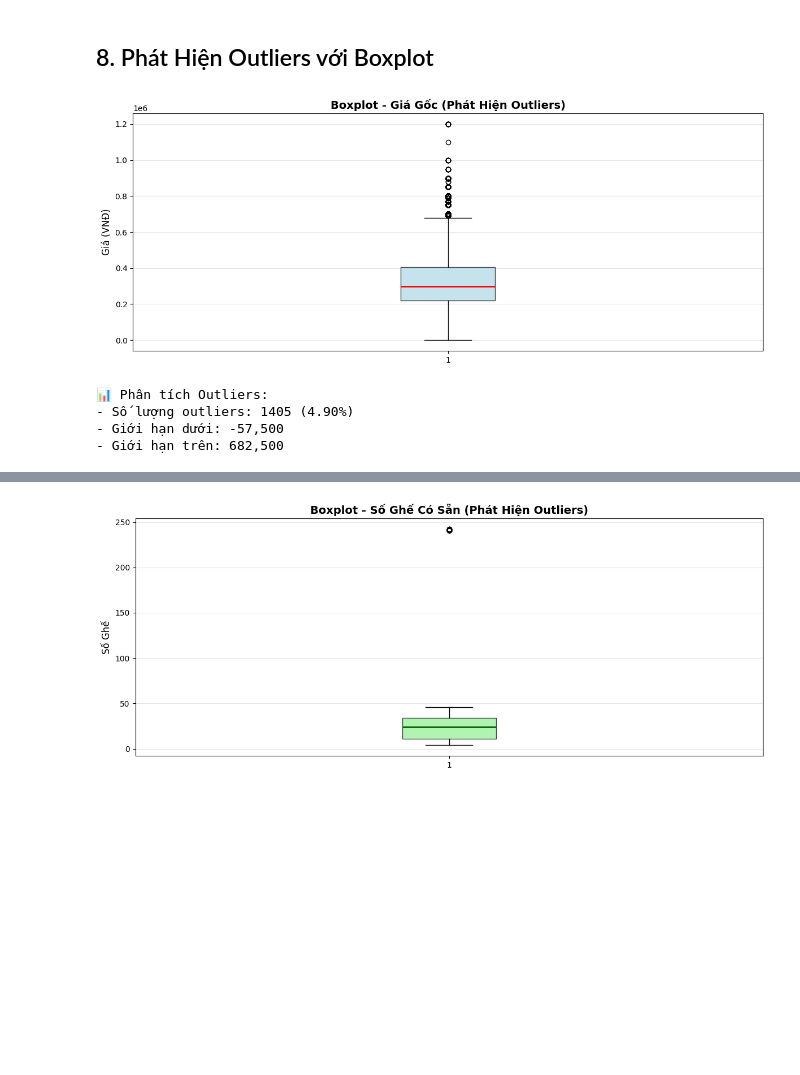
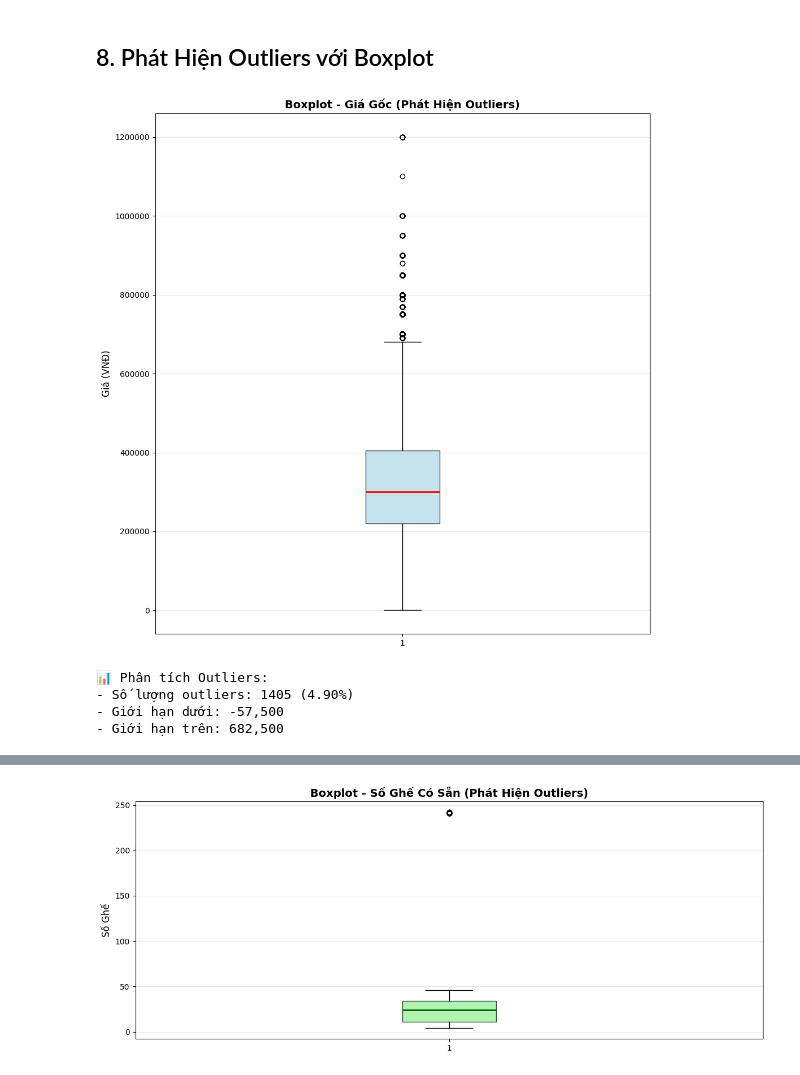
Before and after one commit to Le-AnV/ds-vexere-analysis, a Jupyter notebook: notebooks/EDA.ipynb, the cells around one changed output, grey strips where cells are left out. Drawn from its saved outputs; the diff is of its cells as text; code cells hidden in the pictures; blank space fills up the shorter version.

Commit message:
update new chart

```diff
--- a/notebooks/EDA.ipynb
+++ b/notebooks/EDA.ipynb
@@ -185,16 +186,19 @@ print(f"- Độ lệch chuẩn: {df['price_original'].std():,.0f} VNĐ")
 - Độ lệch chuẩn: 158,361 VNĐ
 # %%
 # Biểu đồ 2: Phân phối giá sau chiết khấu
+df.loc[df['price_discounted'] == 0, 'price_discounted'] = df['price_original']
+
 fig, ax = plt.subplots(figsize=(12, 5))
 ax.hist(df['price_discounted'], bins=50, color='coral', edgecolor='black', alpha=0.7)
 ax.set_title('Phân Phối Giá Sau Chiết Khấu (Price Discounted)', fontsize=14, fontweight='bold')
 ax.set_xlabel('Giá (VNĐ)', fontsize=12)
 ax.set_ylabel('Tần Suất', fontsize=12)
+ax.ticklabel_format(style='plain', axis='x')
 ax.grid(axis='y', alpha=0.3)
 plt.tight_layout()
 plt.show()
 
-print(f"\n📊 Nhận xét:")
+print(f"\nNhận xét:")
 print(f"- Giá sau chiết khấu trung bình: {df['price_discounted'].mean():,.0f} VNĐ")
 print(f"- Tỷ lệ giá trị 0: {(df['price_discounted'] == 0).sum() / len(df) * 100:.2f}%")
 print(f"- Cần xử lý giá trị 0 bằng cách thay thế bằng price_original")
@@ -261,28 +265,29 @@ print(f"- Số ghế tối thiểu: {df['number_of_seat'].min()}")
 ## 8. Phát Hiện Outliers với Boxplot
 # %%
 # Biểu đồ 5: Boxplot giá gốc
-fig, ax = plt.subplots(figsize=(12, 5))
+fig, ax = plt.subplots(figsize=(10, 10))
 ax.boxplot(df['price_original'], vert=True, patch_artist=True,
            boxprops=dict(facecolor='lightblue', alpha=0.7),
            medianprops=dict(color='red', linewidth=2))
 ax.set_title('Boxplot - Giá Gốc (Phát Hiện Outliers)', fontsize=14, fontweight='bold')
 ax.set_ylabel('Giá (VNĐ)', fontsize=12)
 ax.grid(axis='y', alpha=0.3)
+ax.ticklabel_format(style='plain', axis='y')
 plt.tight_layout()
 plt.show()
 
 # Tính toán outliers
 Q1 = df['price_original'].quantile(0.25)
 Q3 = df['price_original'].quantile(0.75)
 IQR = Q3 - Q1
 outliers = df[(df['price_original'] < Q1 - 1.5*IQR) | (df['price_original'] > Q3 + 1.5*IQR)]
 
 print(f"\n📊 Phân tích Outliers:")
 print(f"- Số lượng outliers: {len(outliers)} ({len(outliers)/len(df)*100:.2f}%)")
 print(f"- Giới hạn dưới: {Q1 - 1.5*IQR:,.0f}")
 print(f"- Giới hạn trên: {Q3 + 1.5*IQR:,.0f}")
 # %% [output]
-[figure, old version]
+[figure, new version]
 📊 Phân tích Outliers:
 - Số lượng outliers: 1405 (4.90%)
 - Giới hạn dưới: -57,500
```
Also changed, not shown: parts of 9 cells of this notebook.
